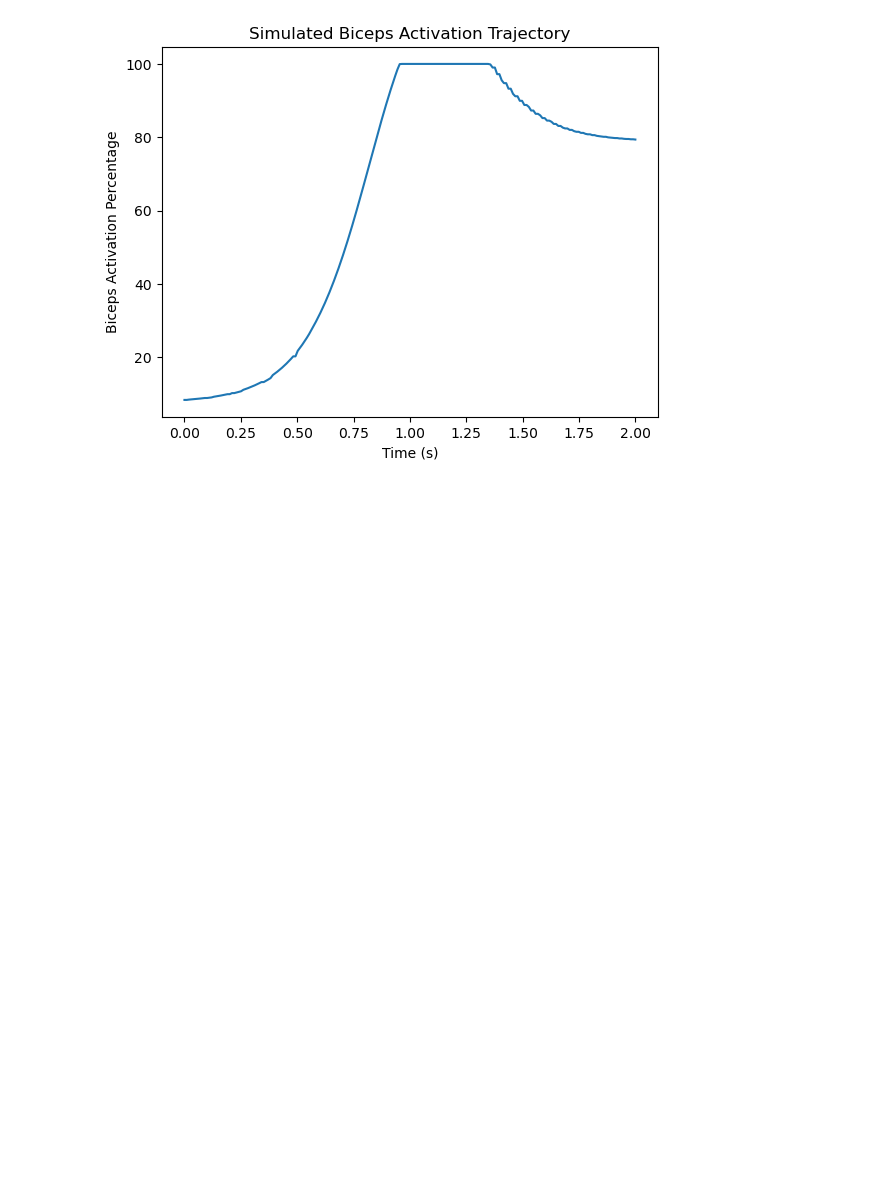
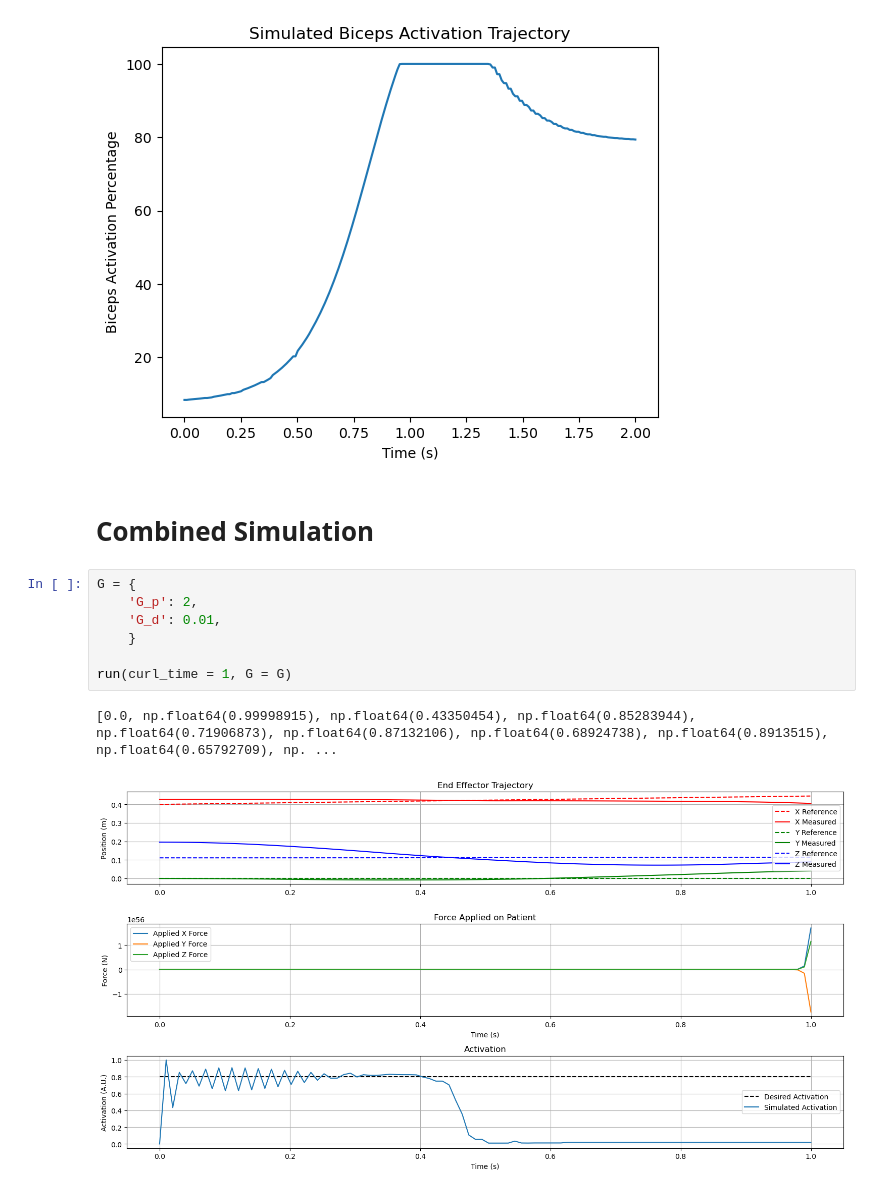
Before and after one commit to aaronjohnsabu1999/flexiforce, a Jupyter notebook: Simulation.ipynb, the cells around one changed output. Cells and saved outputs as stored; diff of their text form; blank space fills up the shorter version.

Commit message:
Combined Puzzle Pieces

```diff
--- a/Simulation.ipynb
+++ b/Simulation.ipynb
@@ -70,3 +76,15 @@ plt.show()
 # %% [output]
 [figure]
 [figure]
+# %% [markdown]
+# **Combined Simulation**
+# %%
+G = {
+    'G_p': 2,
+    'G_d': 0.01,
+    }
+
+run(curl_time = 1, G = G)
+# %% [output]
+[0.0, np.float64(0.99998915), np.float64(0.43350454), np.float64(0.85283944), np.float64(0.71906873), np.float64(0.87132106), np.float64(0.68924738), np.float64(0.8913515), np.float64(0.65792709), np. ...
+[figure, added]
```
Also changed, not shown: parts of 2 cells of this notebook, 10 other files.
